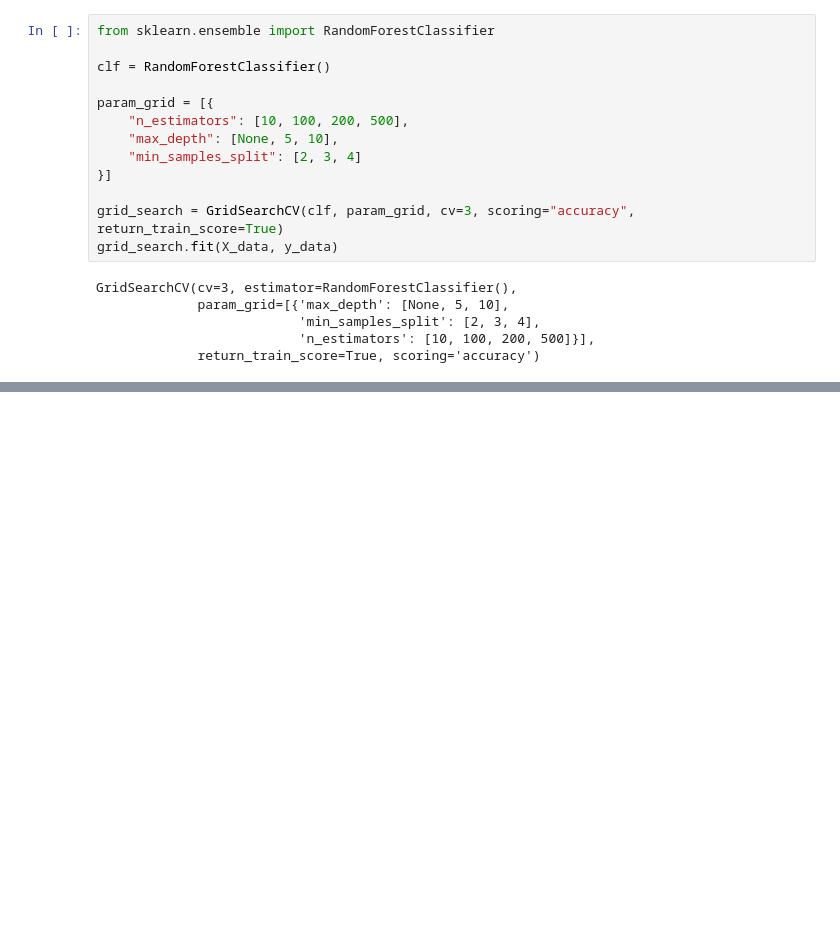
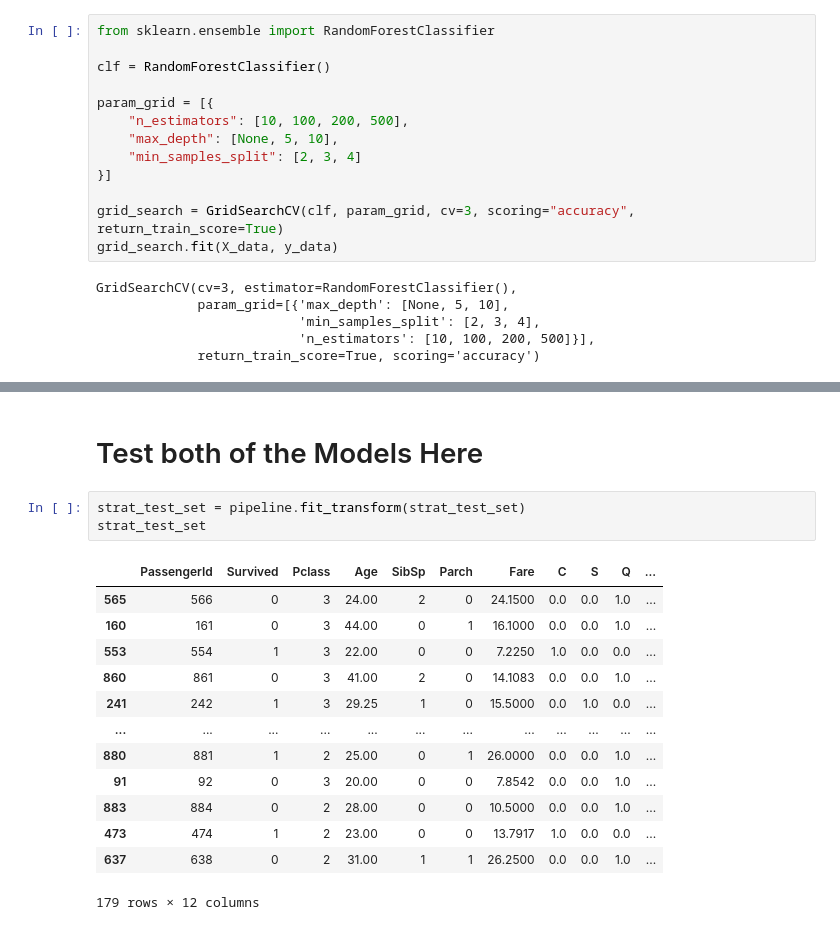
Before and after one commit to PraddyumnYadav/Titainc_ML_from_Disaster, a Jupyter notebook: main.ipynb, the cells around one changed output, grey strips where cells are left out. Drawn from its saved outputs; the diff is of its cells as text; blank space fills up the shorter version.

Commit message:
Test Logistic Regression and RandomForestClassifier.

```diff
--- a/main.ipynb
+++ b/main.ipynb
@@ -476,0 +477,19 @@ RandomForestClassifier(max_depth=5, n_estimators=10)
+# %% [markdown]
+# Test both of the Models Here
+# %%
+strat_test_set = pipeline.fit_transform(strat_test_set)
+strat_test_set
+# %% [output]
+|  | PassengerId | Survived | Pclass | Age | SibSp | Parch | Fare | C | S | Q | ... |
+| 565 | 566 | 0 | 3 | 24.00 | 2 | 0 | 24.1500 | 0.0 | 0.0 | 1.0 | ... |
+| 160 | 161 | 0 | 3 | 44.00 | 0 | 1 | 16.1000 | 0.0 | 0.0 | 1.0 | ... |
+| 553 | 554 | 1 | 3 | 22.00 | 0 | 0 | 7.2250 | 1.0 | 0.0 | 0.0 | ... |
+| 860 | 861 | 0 | 3 | 41.00 | 2 | 0 | 14.1083 | 0.0 | 0.0 | 1.0 | ... |
+| 241 | 242 | 1 | 3 | 29.25 | 1 | 0 | 15.5000 | 0.0 | 1.0 | 0.0 | ... |
+| ... | ... | ... | ... | ... | ... | ... | ... | ... | ... | ... | ... |
+| 880 | 881 | 1 | 2 | 25.00 | 0 | 1 | 26.0000 | 0.0 | 0.0 | 1.0 | ... |
+| 91 | 92 | 0 | 3 | 20.00 | 0 | 0 | 7.8542 | 0.0 | 0.0 | 1.0 | ... |
+| 883 | 884 | 0 | 2 | 28.00 | 0 | 0 | 10.5000 | 0.0 | 0.0 | 1.0 | ... |
+| 473 | 474 | 1 | 2 | 23.00 | 0 | 0 | 13.7917 | 1.0 | 0.0 | 0.0 | ... |
+| 637 | 638 | 0 | 2 | 31.00 | 1 | 1 | 26.2500 | 0.0 | 0.0 | 1.0 | ... |
+179 rows × 12 columns
```
Also changed, not shown: parts of 3 cells of this notebook.
